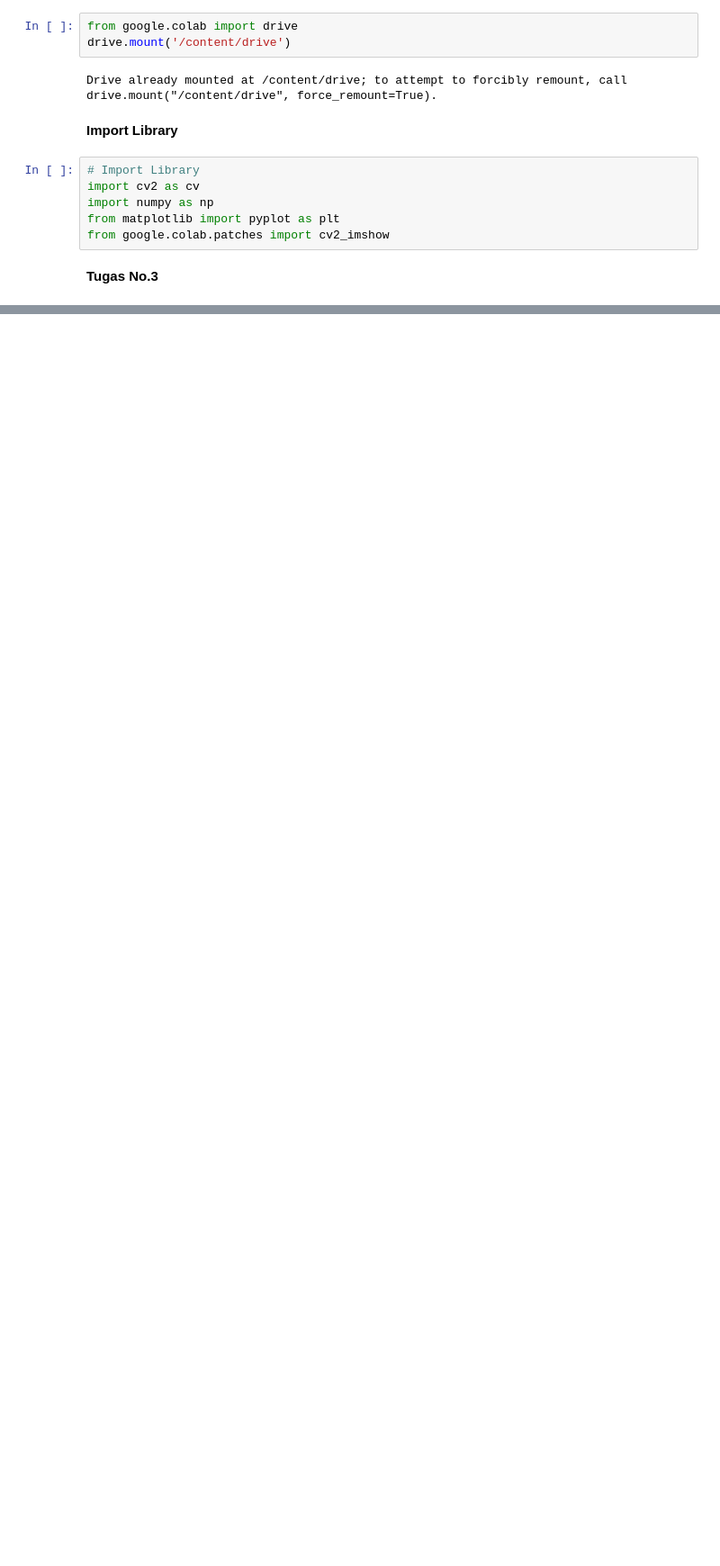
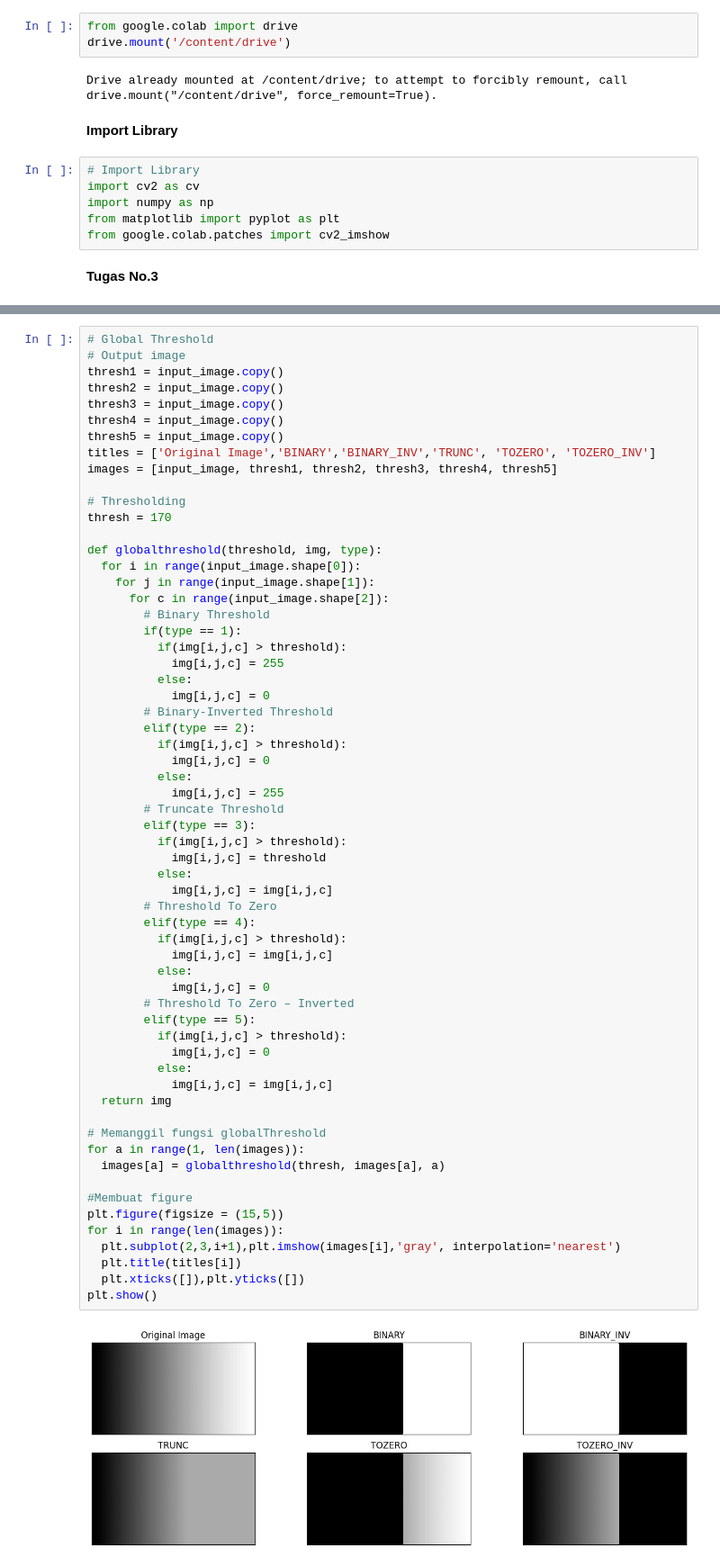
Before and after one commit to 11DiajengNidzom/PCVK_Genap_2023, a Jupyter notebook: Week10.ipynb, the cells around one changed output, grey strips where cells are left out. Shown at 90% size. Saved outputs shown, nothing was run; the diff lists cells and outputs as text; blank space fills up the shorter version.

```diff
--- a/Week10.ipynb
+++ b/Week10.ipynb
@@ -17,0 +23,63 @@ from google.colab.patches import cv2_imshow
+# %%
+# Global Threshold
+# Output image
+thresh1 = input_image.copy()
+thresh2 = input_image.copy()
+thresh3 = input_image.copy()
+thresh4 = input_image.copy()
+thresh5 = input_image.copy()
+titles = ['Original Image','BINARY','BINARY_INV','TRUNC', 'TOZERO', 'TOZERO_INV']
+images = [input_image, thresh1, thresh2, thresh3, thresh4, thresh5]
+
+# Thresholding
+thresh = 170
+
+def globalthreshold(threshold, img, type):
+  for i in range(input_image.shape[0]):
+    for j in range(input_image.shape[1]):
+      for c in range(input_image.shape[2]):
+        # Binary Threshold
+        if(type == 1):
+          if(img[i,j,c] > threshold):
+            img[i,j,c] = 255
+          else:
+            img[i,j,c] = 0
+        # Binary-Inverted Threshold
+        elif(type == 2):
+          if(img[i,j,c] > threshold):
+            img[i,j,c] = 0
+          else:
+            img[i,j,c] = 255
+        # Truncate Threshold
+        elif(type == 3):
+          if(img[i,j,c] > threshold):
+            img[i,j,c] = threshold
+          else:
+            img[i,j,c] = img[i,j,c]
+        # Threshold To Zero
+        elif(type == 4):
+          if(img[i,j,c] > threshold):
+            img[i,j,c] = img[i,j,c]
+          else:
+            img[i,j,c] = 0
+        # Threshold To Zero – Inverted
+        elif(type == 5):
+          if(img[i,j,c] > threshold):
+            img[i,j,c] = 0
+          else:
+            img[i,j,c] = img[i,j,c]
+  return img
+
+# Memanggil fungsi globalThreshold
+for a in range(1, len(images)):
+  images[a] = globalthreshold(thresh, images[a], a)
+
+#Membuat figure
+plt.figure(figsize = (15,5))
+for i in range(len(images)):
+  plt.subplot(2,3,i+1),plt.imshow(images[i],'gray', interpolation='nearest')
+  plt.title(titles[i])
+  plt.xticks([]),plt.yticks([])
+plt.show()
+# %% [output]
+[figure, added]
```
Also changed, not shown: parts of 8 cells of this notebook.
